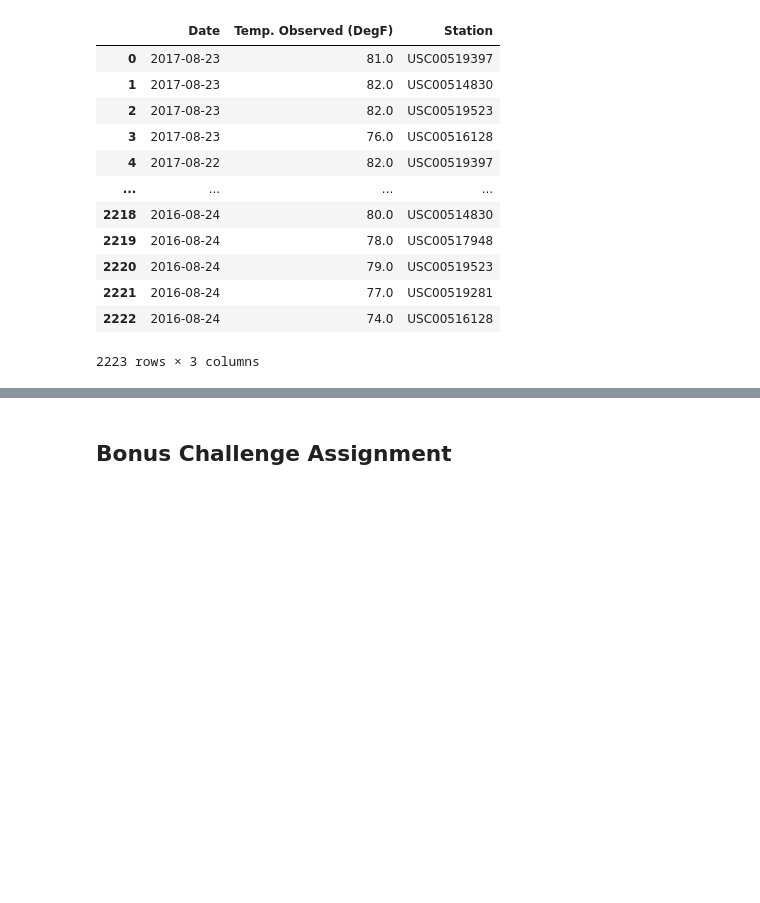
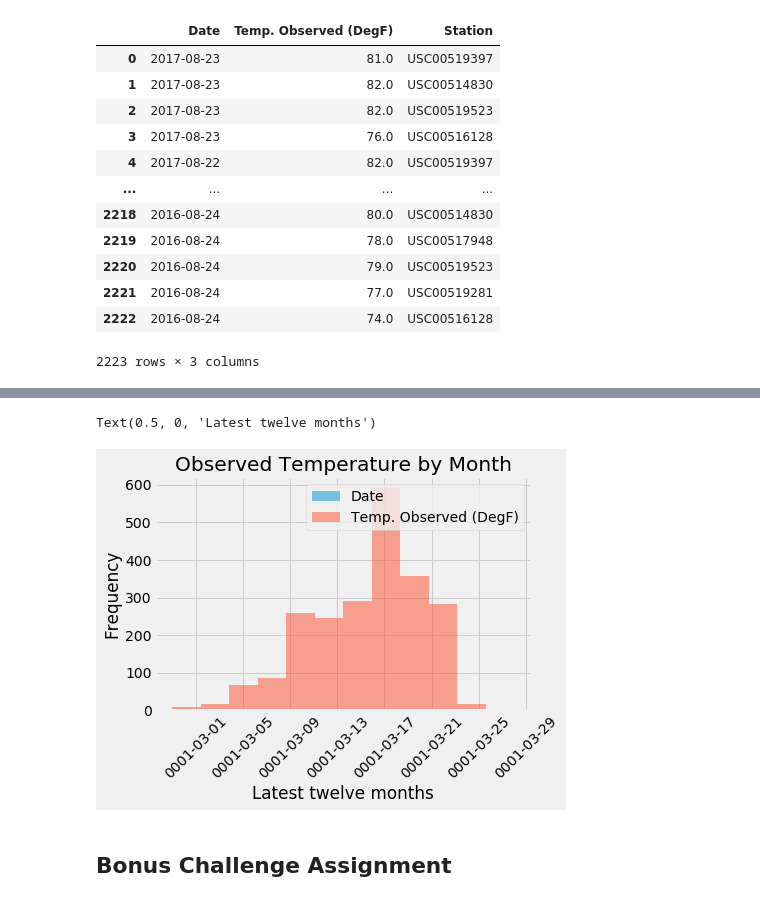
Before and after one commit to IrinaUX/sqlalchemy-challenge, a Jupyter notebook: weather_analysis.ipynb, the cells around one changed output, grey strips where cells are left out. Drawn from its saved outputs; the diff is of its cells as text; code cells hidden in the pictures; blank space fills up the shorter version.

```diff
--- a/weather_analysis.ipynb
+++ b/weather_analysis.ipynb
@@ -597,3 +627,10 @@ tobs_list_bins_12 = pd.cut(tobs_list, bins=[])
+# %%
+ax = desc_df.plot.hist(bins=12, alpha=0.5, rot=45)
+plt.title("Observed Temperature by Month")
+plt.xlabel("Latest twelve months")
+# %% [output]
+Text(0.5, 0, 'Latest twelve months')
+[figure, added]
 # %%
 # Plot the results as a histogram with `bins=12`
 # %% [markdown]
```
Also changed, not shown: parts of 8 cells of this notebook.
